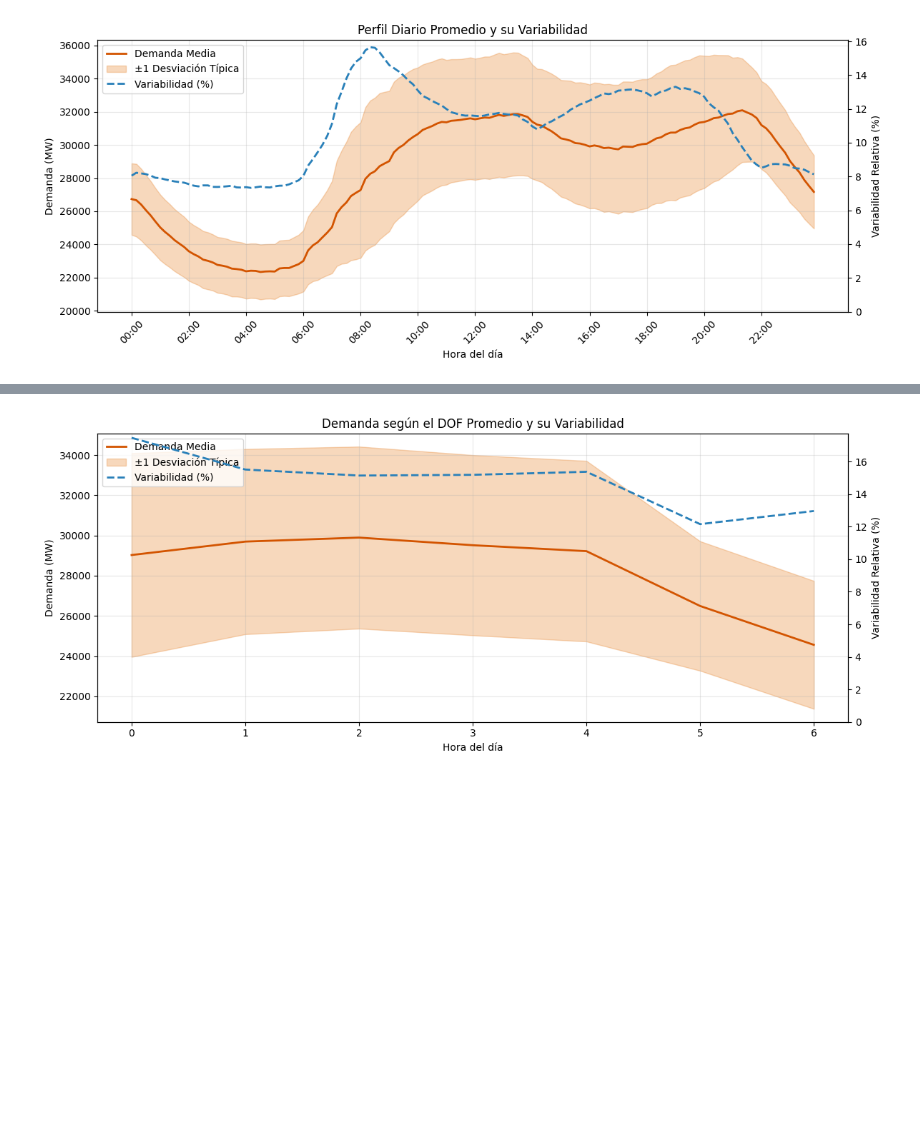
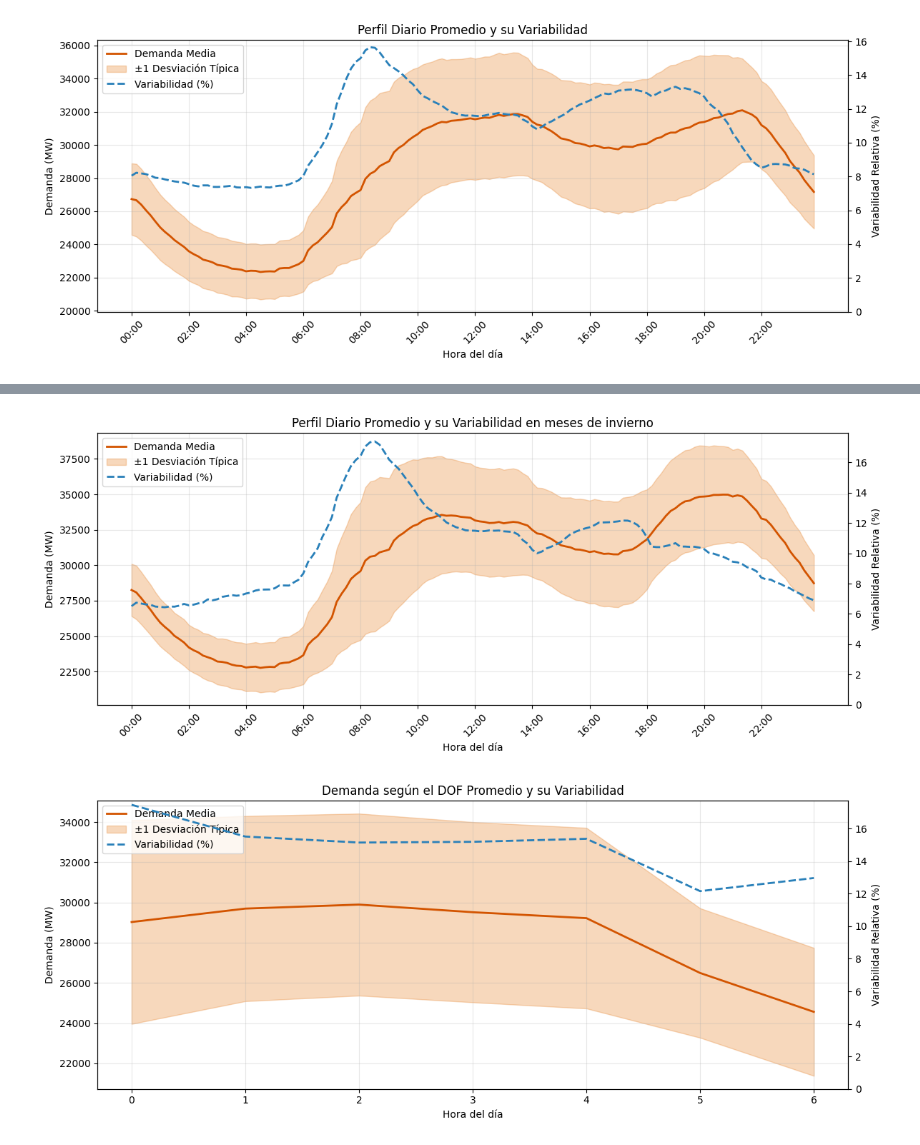
Before and after one commit to alcazar-jesus/serie-temporales-datos-complejos, a Jupyter notebook: TrabajoTemaSeriesTemporales/analisis_series_temporales.ipynb, the cells around one changed output, grey strips where cells are left out. Saved outputs shown, nothing was run; the diff lists cells and outputs as text; code cells hidden in the pictures; blank space fills up the shorter version.

```diff
--- a/TrabajoTemaSeriesTemporales/analisis_series_temporales.ipynb
+++ b/TrabajoTemaSeriesTemporales/analisis_series_temporales.ipynb
@@ -440,3 +486,52 @@ df_daily
+# %%
+# 1. Agrupamos y calculamos (Asumo que ya lo tienes, se añade el %)
+df_daily = df[df['month'].isin([1, 2, 12])].groupby('hour_minute')['demand'].agg(['mean', 'std'])
+df_daily['variabilidad_pct'] = (df_daily['std'] / df_daily['mean']) * 100
+
+eje_x = df_daily.index
+
+# 2. Creamos la figura y el eje principal (ax1)
+fig, ax1 = plt.subplots(figsize=(12, 5))
+
+
+ax1.plot(eje_x, df_daily['mean'], color='#d35400', linewidth=2, label='Demanda Media')
+
+# Sombra que representa la media +/- 1 desviación típica
+ax1.fill_between(eje_x,
+                 df_daily['mean'] - df_daily['std'],
+                 df_daily['mean'] + df_daily['std'],
+                 color='#e67e22', alpha=0.3, label='±1 Desviación Típica')
+
+ax1.set_xlabel('Hora del día')
+ax1.set_ylabel('Demanda (MW)')
+
+# --- EL AÑADIDO: LA LÍNEA DE VARIABILIDAD (Eje Secundario) ---
+ax2 = ax1.twinx()
+color_var = '#2980b9' # Azul para contrastar con el naranja
+
+# Añadimos la línea punteada para el porcentaje
+ax2.plot(eje_x, df_daily['variabilidad_pct'], color=color_var, linewidth=2, linestyle='--', label='Variabilidad (%)')
+ax2.set_ylabel('Variabilidad Relativa (%)')
+ax2.set_ylim(bottom=0) # Fija el mínimo en 0 para que el % tenga una escala lógica
+
+# --- TÍTULOS Y LEYENDAS ---
+plt.title('Perfil Diario Promedio y su Variabilidad en meses de invierno')
+
+# Unimos las leyendas de ambos ejes en un solo cuadro
+lines_1, labels_1 = ax1.get_legend_handles_labels()
+lines_2, labels_2 = ax2.get_legend_handles_labels()
+ax1.legend(lines_1 + lines_2, labels_1 + labels_2, loc='upper left')
+
+step = 12  # por ejemplo: uno cada 12 puntos (ajusta según tu frecuencia)
+
+ax1.set_xticks(eje_x[::step])
+ax1.set_xticklabels(eje_x[::step], rotation=45)
+
+ax1.grid(True, alpha=0.3)
+plt.tight_layout()
+plt.show()
+# %% [output]
+[figure, added]
 # %%
 # 1. Agrupamos y calculamos (Asumo que ya lo tienes, se añade el %)
 df_daily = df.groupby('weekday')['demand'].agg(['mean', 'std'])
```
Also changed, not shown: parts of 9 cells of this notebook.
